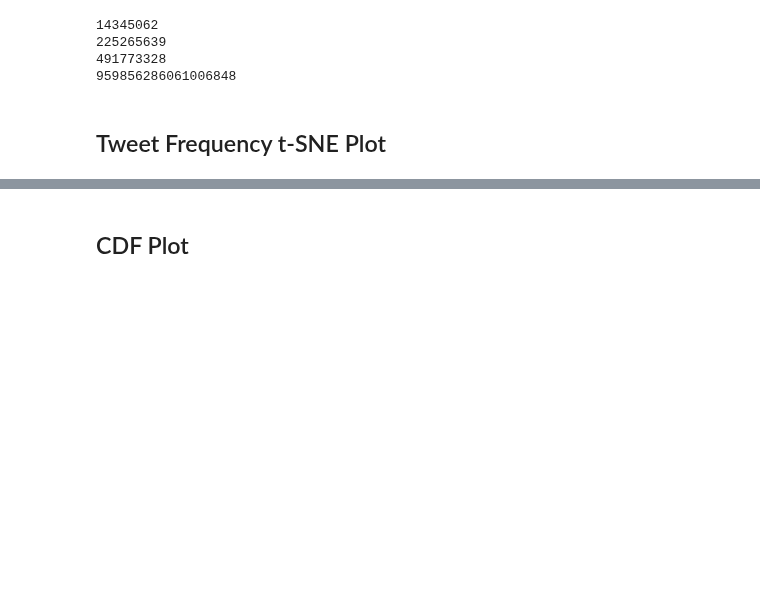
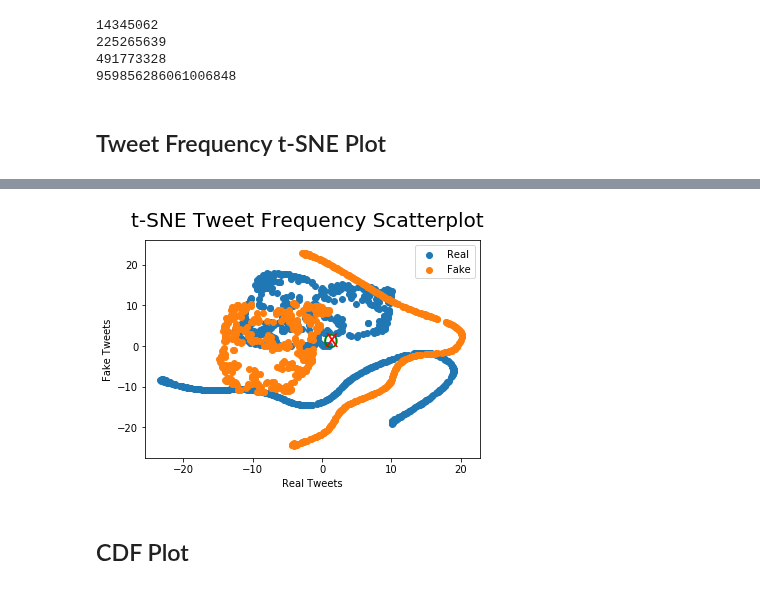
Before and after one commit to henmja/Detecting-Fake-News-and-Rumors-in-Twitter-Using-Deep-Neural-Networks, a Jupyter notebook: Plot.ipynb, the cells around one changed output, grey strips where cells are left out. Cells and saved outputs as stored; diff of their text form; code cells hidden in the pictures; blank space fills up the shorter version.

```diff
--- a/Plot.ipynb
+++ b/Plot.ipynb
@@ -295,3 +358,22 @@ for key in realUsers.keys():
+# %%
+def plot_tsne_2d(x, y, x2, y2):
+    fig = plt.figure()
+    ax = fig.add_subplot(111)
+    ax.scatter(x, y)
+    ax.text(np.mean(x),np.mean(y), 'O', size=20, color='g')
+    ax.scatter(x2, y2)
+    ax.text(np.mean(x2),np.mean(y2), 'X', size=20, color='r')
+    ax.legend(('Real','Fake'))
+    ax.set_xlabel('Real Tweets')
+    ax.set_ylabel('Fake Tweets')
+    fig.suptitle('t-SNE Tweet Frequency Scatterplot', fontsize=20)
+plot_tsne_2d(
+    x = points[:10000, 0],
+    y = points[:10000, 1],
+    x2 = points2[:10000, 0],
+    y2 = points2[:10000, 1])
+# %% [output]
+[figure, added]
 # %% [markdown]
 ## CDF Plot
 # %%
```
Also changed, not shown: parts of 7 cells of this notebook.
